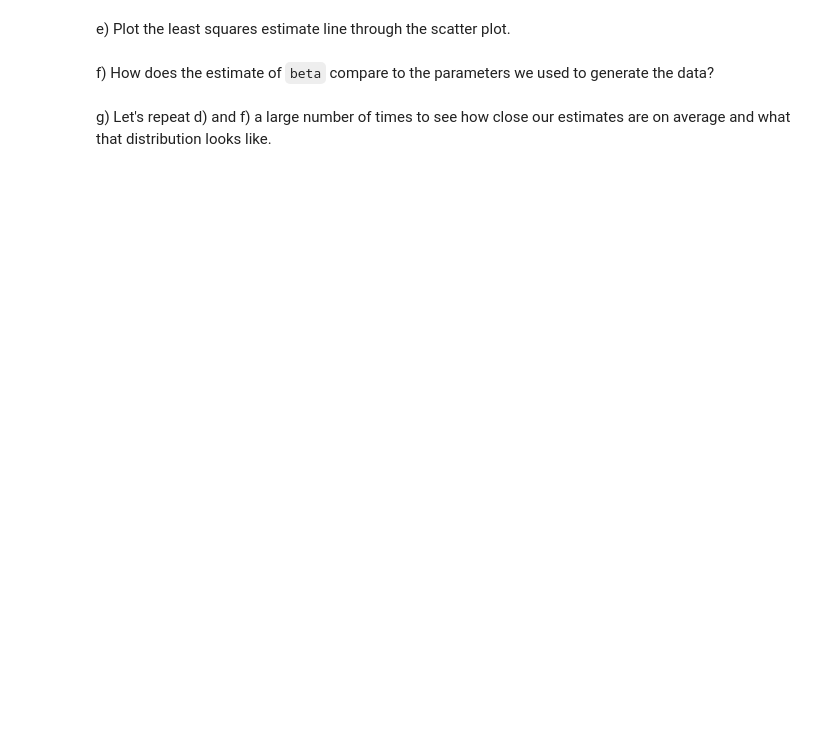
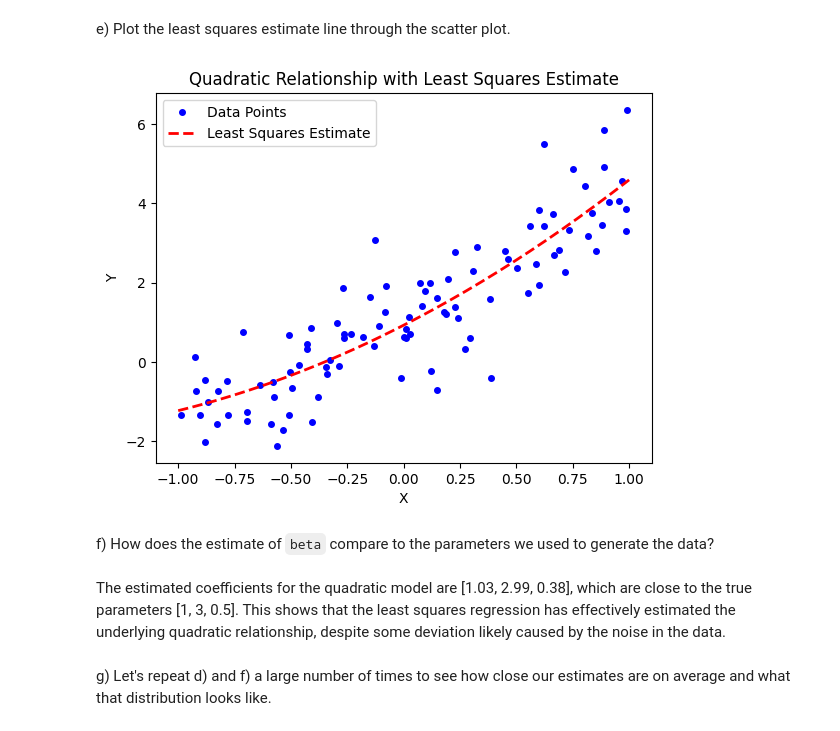
Before and after one commit to ioshuoyuhao/Data-Science-Fundamentals, a Jupyter notebook: lecture_18/worksheet_18.ipynb, the cells around one changed output. Saved outputs shown, nothing was run; the diff lists cells and outputs as text; code cells hidden in the pictures; blank space fills up the shorter version.

```diff
--- a/lecture_18/worksheet_18.ipynb
+++ b/lecture_18/worksheet_18.ipynb
@@ -53,7 +71,37 @@ d) Create and plot a dataset of 100 (Y, X) points where `Y = 1 + 3 * X + .5 * X^
 # %% [markdown]
 e) Plot the least squares estimate line through the scatter plot.
+# %%
+SAMPLE_SIZE = 100
+
+# Generating the dataset for the quadratic relationship
+x_quad = -1.0 + 2.0 * np.random.random(SAMPLE_SIZE)
+y_quad = 1 + 3 * x_quad + 0.5 * x_quad**2 + np.random.randn(SAMPLE_SIZE)
+
+# Creating the design matrix for quadratic regression
+intercept_quad = np.ones(SAMPLE_SIZE)
+X_quad = np.array([intercept_quad, x_quad, x_quad**2]).T
+
+# Calculating the least squares estimates for the quadratic model
+beta_hat_quad = np.linalg.inv(X_quad.T @ X_quad) @ X_quad.T @ y_quad
+
+# Generating points for the estimated quadratic curve
+x_quad_plot = np.linspace(-1, 1, 200)
+y_quad_est = beta_hat_quad[0] + beta_hat_quad[1] * x_quad_plot + beta_hat_quad[2] * x_quad_plot**2
+
+# Plotting the estimated quadratic curve over the scatter plot
+plt.plot(x_quad, y_quad, 'bo', markersize=4, label='Data Points')
+plt.plot(x_quad_plot, y_quad_est, 'r--', lw=2, label='Least Squares Estimate')
+plt.xlabel('X')
+plt.ylabel('Y')
+plt.title('Quadratic Relationship with Least Squares Estimate')
+plt.legend()
+plt.show()
+# %% [output]
+[figure, added]
 # %% [markdown]
 f) How does the estimate of `beta` compare to the parameters we used to generate the data?
+# %% [markdown]
+The estimated coefficients for the quadratic model are [1.03, 2.99, 0.38], which are close to the true parameters [1, 3, 0.5]. This shows that the least squares regression has effectively estimated the underlying quadratic relationship, despite some deviation likely caused by the noise in the data.
 # %% [markdown]
 g) Let's repeat d) and f) a large number of times to see how close our estimates are on average and what that distribution looks like.
 # %%
```
Also changed, not shown: parts of 5 cells of this notebook.
